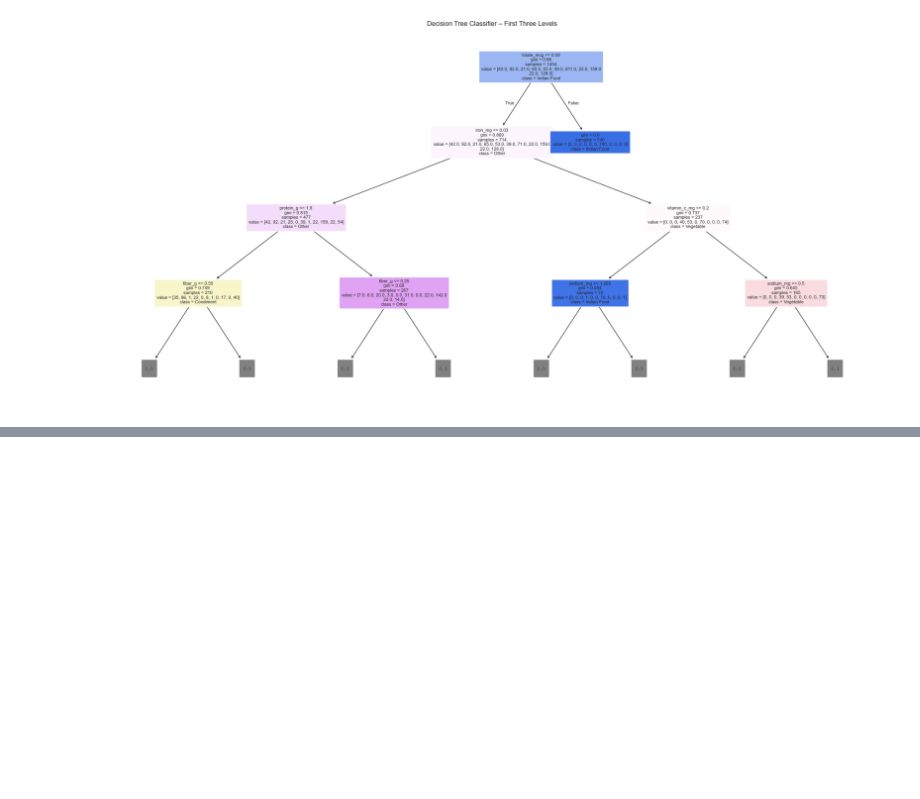
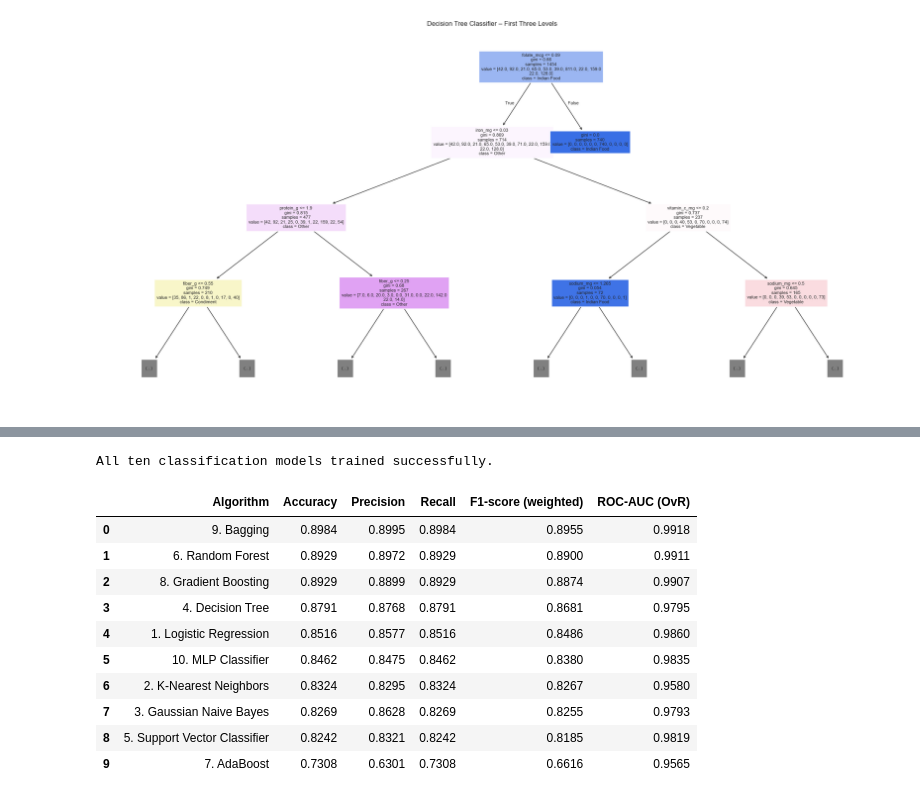
Before and after one commit to Vasista-surya/23CSE301-ML-Capstone, a Jupyter notebook: notebooks/nutrition-classification.ipynb, the cells around one changed output, grey strips where cells are left out. Drawn from its saved outputs; the diff is of its cells as text; code cells hidden in the pictures; blank space fills up the shorter version.

```diff
--- a/notebooks/nutrition-classification.ipynb
+++ b/notebooks/nutrition-classification.ipynb
@@ -481,0 +549,67 @@ plt.show()
+# %%
+models = {
+    '1. Logistic Regression': (LogisticRegression(max_iter=2000, random_state=42), X_train_scaled, X_test_scaled),
+    '2. K-Nearest Neighbors': (KNeighborsClassifier(n_neighbors=5), X_train_scaled, X_test_scaled),
+    '3. Gaussian Naive Bayes': (GaussianNB(), X_train_scaled, X_test_scaled),
+    '4. Decision Tree': (DecisionTreeClassifier(max_depth=6, random_state=42), X_train, X_test),
+    '5. Support Vector Classifier': (SVC(C=1.0, kernel='rbf', probability=True, random_state=42), X_train_scaled, X_test_scaled),
+    '6. Random Forest': (RandomForestClassifier(n_estimators=50, max_depth=None, random_state=42, n_jobs=1), X_train, X_test),
+    '7. AdaBoost': (AdaBoostClassifier(n_estimators=50, learning_rate=0.5, random_state=42), X_train, X_test),
+    '8. Gradient Boosting': (GradientBoostingClassifier(n_estimators=50, learning_rate=0.1, max_depth=3, random_state=42), X_train, X_test),
+    '9. Bagging': (BaggingClassifier(estimator=DecisionTreeClassifier(random_state=42), n_estimators=50, random_state=42, n_jobs=1), X_train, X_test),
+    '10. MLP Classifier': (MLPClassifier(hidden_layer_sizes=(32,), activation='relu', max_iter=200, random_state=42), X_train_scaled, X_test_scaled)
+}
+
+results = {}
+for name, (model, Xtr, Xte) in models.items():
+    model.fit(Xtr, y_train)
+    pred = model.predict(Xte)
+    if hasattr(model, 'predict_proba'):
+        scores = model.predict_proba(Xte)
+        auc = roc_auc_score(y_test, scores, multi_class='ovr', average='weighted')
+    else:
+        decision = model.decision_function(Xte)
+        auc = roc_auc_score(y_test, decision, multi_class='ovr', average='weighted')
+    results[name] = {
+        'model': model, 'pred': pred,
+        'Accuracy': accuracy_score(y_test, pred),
+        'Precision': precision_score(y_test, pred, average='weighted', zero_division=0),
+        'Recall': recall_score(y_test, pred, average='weighted', zero_division=0),
+        'F1-score (weighted)': f1_score(y_test, pred, average='weighted', zero_division=0),
+        'ROC-AUC (OvR)': auc
+    }
+
+print('All ten classification models trained successfully.')
+# %% [output]
+All ten classification models trained successfully.
+# %%
+# 4. Consolidated comparison table for all ten algorithms
+comparison = pd.DataFrame([
+    {
+        'Algorithm': name,
+        'Accuracy': r['Accuracy'],
+        'Precision': r['Precision'],
+        'Recall': r['Recall'],
+        'F1-score (weighted)': r['F1-score (weighted)'],
+        'ROC-AUC (OvR)': r['ROC-AUC (OvR)']
+    }
+    for name, r in results.items()
+])
+comparison = comparison.sort_values('F1-score (weighted)', ascending=False).reset_index(drop=True)
+comparison_rounded = comparison.copy()
+metric_cols = comparison.columns[1:]
+comparison_rounded[metric_cols] = comparison_rounded[metric_cols].round(4)
+display(comparison_rounded)
+comparison_rounded.to_csv('../datasets/classification_review2_comparison.csv', index=False)
+# %% [output]
+|  | Algorithm | Accuracy | Precision | Recall | F1-score (weighted) | ROC-AUC (OvR) |
+| 0 | 9. Bagging | 0.8984 | 0.8995 | 0.8984 | 0.8955 | 0.9918 |
+| 1 | 6. Random Forest | 0.8929 | 0.8972 | 0.8929 | 0.8900 | 0.9911 |
+| 2 | 8. Gradient Boosting | 0.8929 | 0.8899 | 0.8929 | 0.8874 | 0.9907 |
+| 3 | 4. Decision Tree | 0.8791 | 0.8768 | 0.8791 | 0.8681 | 0.9795 |
+| 4 | 1. Logistic Regression | 0.8516 | 0.8577 | 0.8516 | 0.8486 | 0.9860 |
+| 5 | 10. MLP Classifier | 0.8462 | 0.8475 | 0.8462 | 0.8380 | 0.9835 |
+| 6 | 2. K-Nearest Neighbors | 0.8324 | 0.8295 | 0.8324 | 0.8267 | 0.9580 |
+| 7 | 3. Gaussian Naive Bayes | 0.8269 | 0.8628 | 0.8269 | 0.8255 | 0.9793 |
+| 8 | 5. Support Vector Classifier | 0.8242 | 0.8321 | 0.8242 | 0.8185 | 0.9819 |
+| 9 | 7. AdaBoost | 0.7308 | 0.6301 | 0.7308 | 0.6616 | 0.9565 |
```
Also changed, not shown: parts of 22 cells of this notebook, 13 other files.
